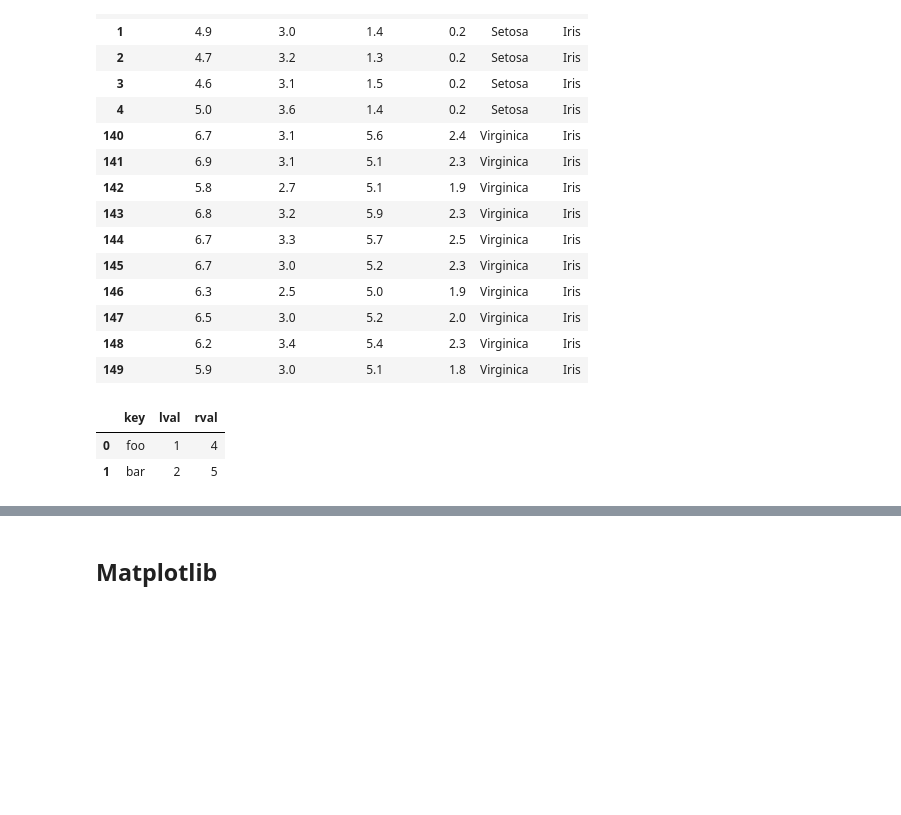
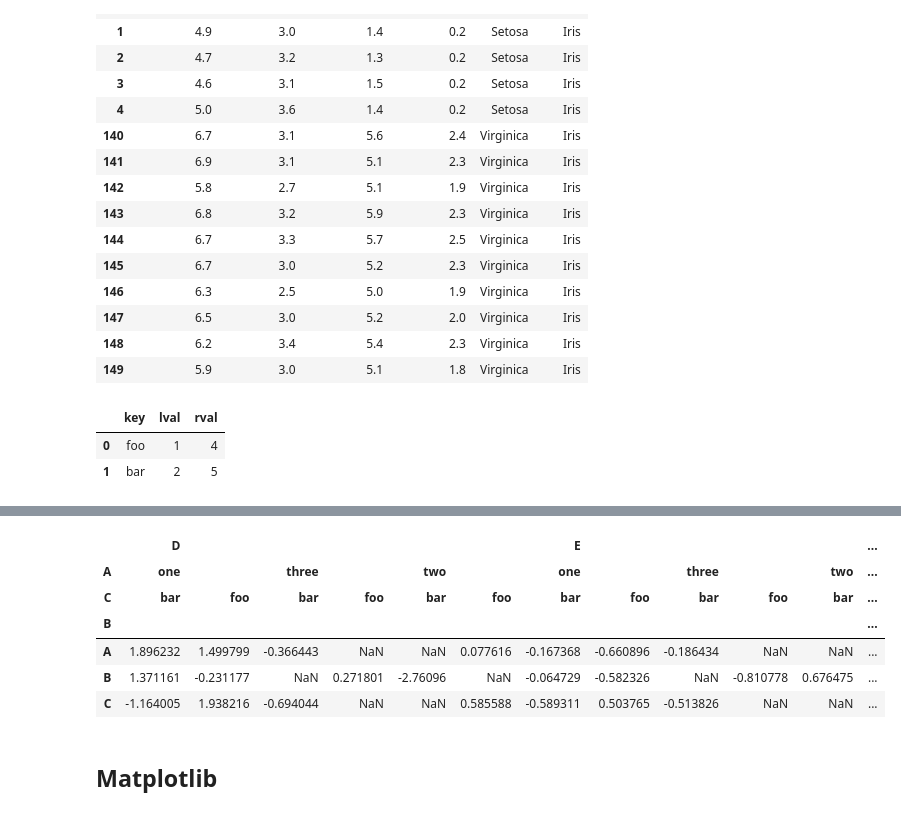
Before and after one commit to camillebeltran/Python-Packages-Intro, a Jupyter notebook: packages.ipynb, the cells around one changed output, grey strips where cells are left out. Cells and saved outputs as stored; diff of their text form; code cells hidden in the pictures; blank space fills up the shorter version.

```diff
--- a/packages.ipynb
+++ b/packages.ipynb
@@ -590,0 +657,10 @@ pd.merge(left, right, on='key') # simliar to SQL
+# %%
+import datetime
+df = pd.DataFrame({'A': ['one', 'one', 'two', 'three'] * 6,
+                   'B': ['A', 'B', 'C'] * 8,
+                   'C': ['foo', 'foo', 'foo', 'bar', 'bar', 'bar'] * 4,
+                   'D': np.random.randn(24),
+                   'E': np.random.randn(24),
+                   'F': [datetime.datetime(2013, i, 1) for i in range(1, 13)]
+                   + [datetime.datetime(2013, i, 15) for i in range(1, 13)]})
+df.head()
@@ -591,3 +697,13 @@ pd.merge(left, right, on='key') # simliar to SQL
+# %%
+pd.pivot_table(df, values=['D', 'E'], index=['B'], columns=['A', 'C'], aggfunc=np.sum)
+# %% [output]
+|  | D |  |  |  |  |  | E |  |  |  |  | ... |
+| A | one |  | three |  | two |  | one |  | three |  | two | ... |
+| C | bar | foo | bar | foo | bar | foo | bar | foo | bar | foo | bar | ... |
+| B |  |  |  |  |  |  |  |  |  |  |  | ... |
+| A | 1.896232 | 1.499799 | -0.366443 | NaN | NaN | 0.077616 | -0.167368 | -0.660896 | -0.186434 | NaN | NaN | ... |
+| B | 1.371161 | -0.231177 | NaN | 0.271801 | -2.76096 | NaN | -0.064729 | -0.582326 | NaN | -0.810778 | 0.676475 | ... |
+| C | -1.164005 | 1.938216 | -0.694044 | NaN | NaN | 0.585588 | -0.589311 | 0.503765 | -0.513826 | NaN | NaN | ... |
 # %% [markdown]
 ## Matplotlib
 # %% [markdown]
```
Also changed, not shown: parts of 35 cells of this notebook, 1 other file.
